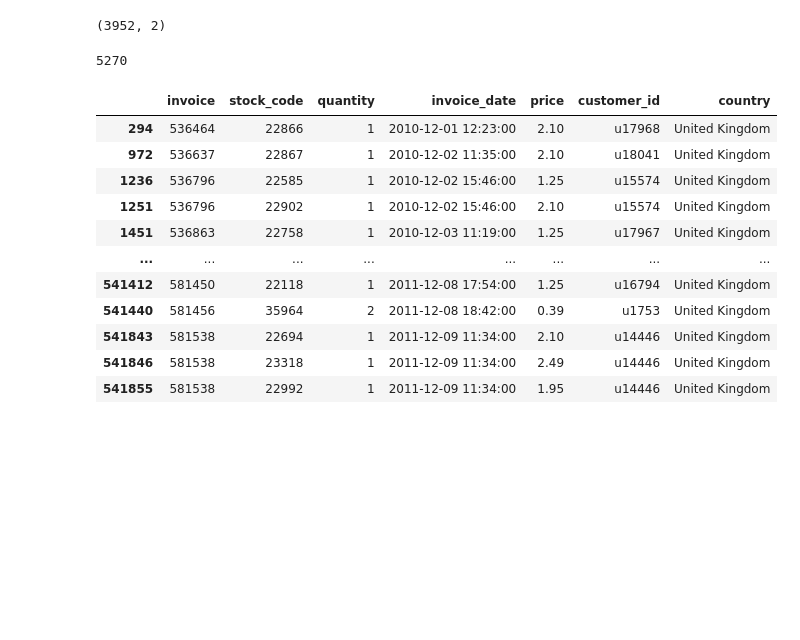
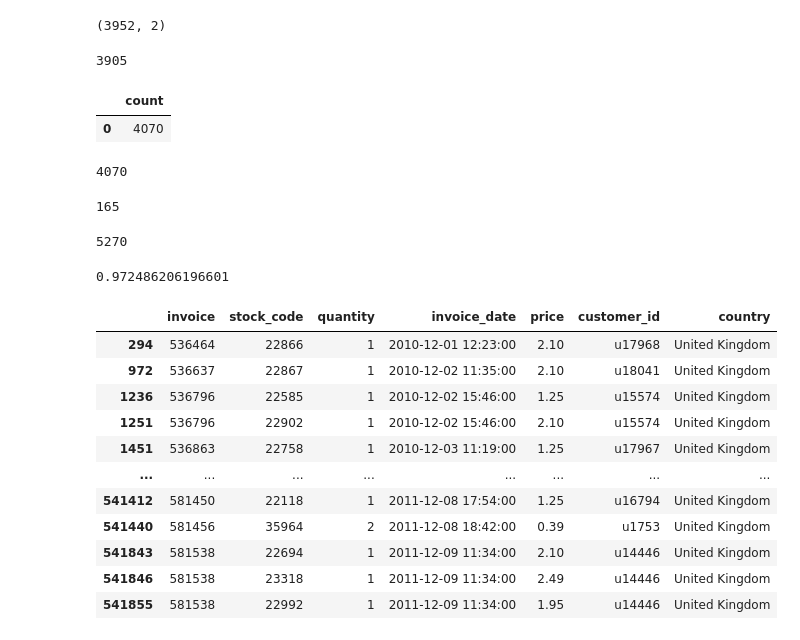
Before and after one commit to shaq31415926/waia-academy, a Jupyter notebook: Bootcamp2/week14/notebooks/01.1-data-quality-audit.ipynb, the cells around one changed output. Saved outputs shown, nothing was run; the diff lists cells and outputs as text; code cells hidden in the pictures; blank space fills up the shorter version.

```diff
--- a/Bootcamp2/week14/notebooks/01.1-data-quality-audit.ipynb
+++ b/Bootcamp2/week14/notebooks/01.1-data-quality-audit.ipynb
@@ -115,6 +118,39 @@ stock_description.shape
 # 4k rows and 2 columns
 # %% [output]
 (3952, 2)
+# %%
+# the number of unique stock codes
+# using python to calculate this
+
+len(stock_description.stock_code.unique())
+# %% [output]
+3905
+# %%
+# option 2 - using sql
+
+query = """select count(distinct stock_code)
+           from bootcamp.online_transactions
+           """
+
+pd.read_sql(query, connect)
+# %% [output]
+|  | count |
+| 0 | 4070 |
+# %%
+# how many stocks do we have in the online transactions table
+# option 1
+
+len(online_transactions.stock_code.unique())
+
+# question: which stock codes are missing from the stock description table?
+# %% [output]
+4070
+# %%
+# we have 165 stock codes potentially where we don't have the description
+len(online_transactions.stock_code.unique()) -
+len(stock_description.stock_code.unique())
+# %% [output]
+165
 # %%
 # check for duplicated data
 
@@ -123,6 +159,11 @@ online_transactions.duplicated().sum()
 # 5270 rows of duplicated data
 # %% [output]
 5270
+# %%
+# % of rows with duplicated data
+online_transactions.duplicated().sum()/online_transactions.shape[0]*100
+# %% [output]
+0.972486206196601
 # %%
 # preview the duplicated data
 
```
Also changed, not shown: parts of 14 cells of this notebook.
